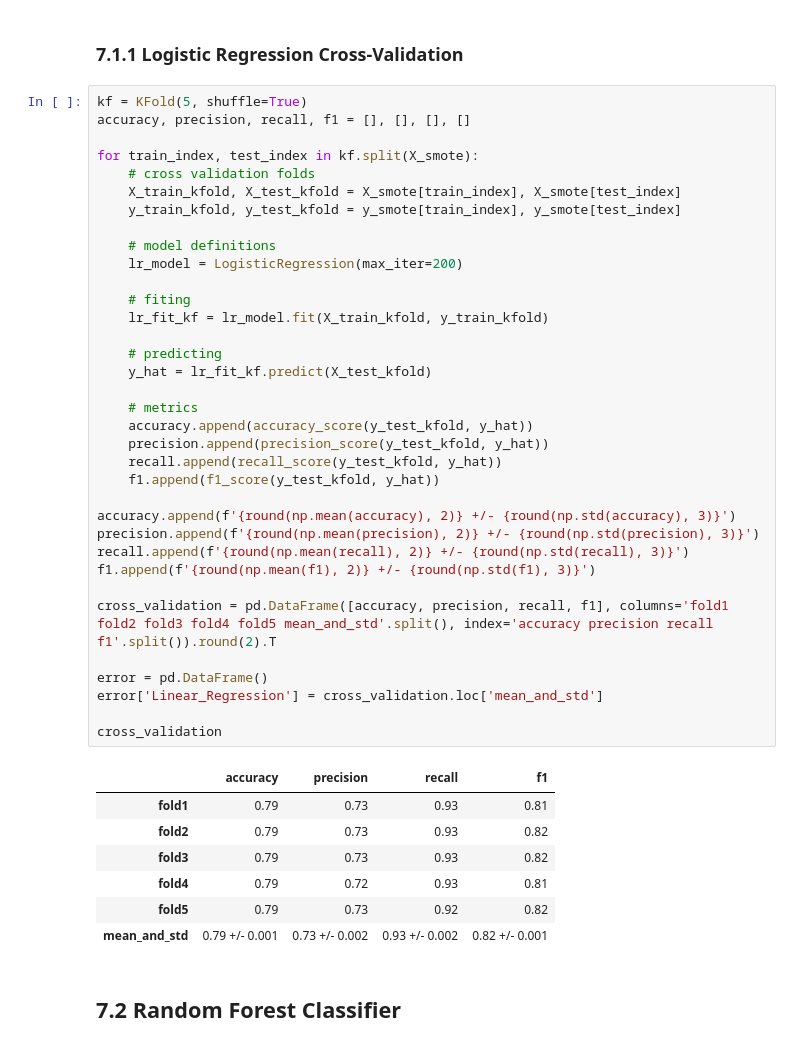
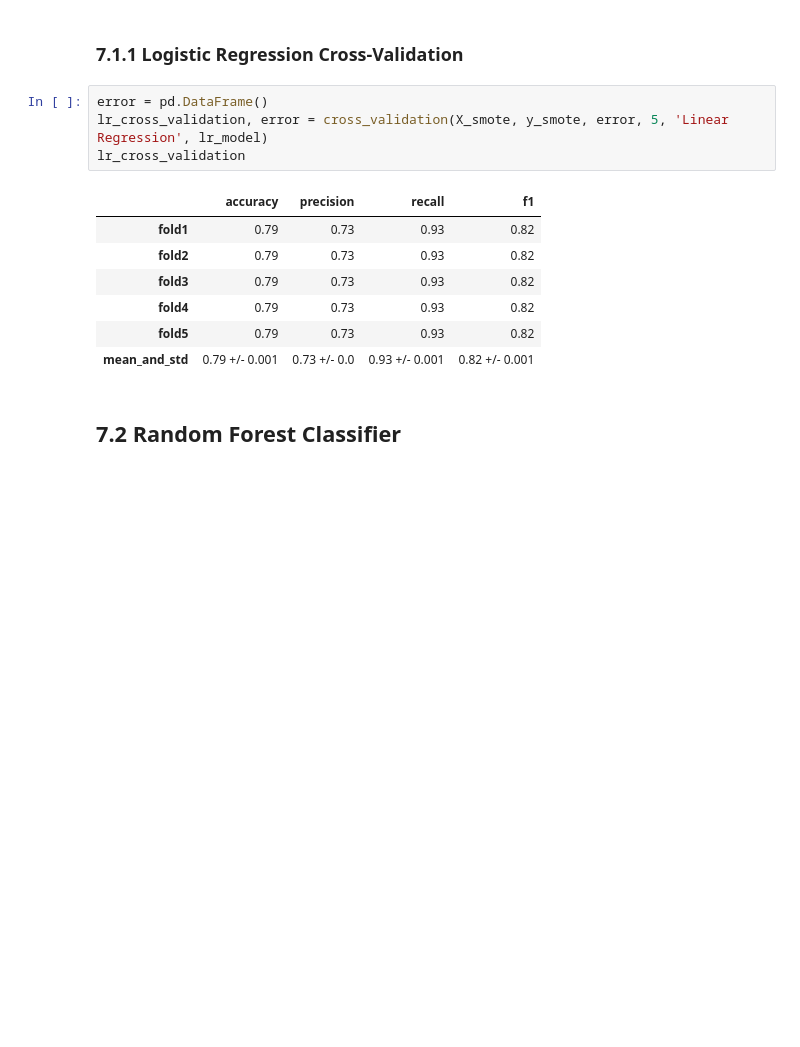
Before and after one commit to Samoelmoura/insurance_sales_predict, a Jupyter notebook: notebooks/1.0.final_project.ipynb, the cells around one changed output. Cells and saved outputs as stored; diff of their text form; blank space fills up the shorter version.

```diff
--- a/notebooks/1.0.final_project.ipynb
+++ b/notebooks/1.0.final_project.ipynb
@@ -991,48 +1038,17 @@ Sem overfiting
 # %% [markdown]
 ### 7.1.1 Logistic Regression Cross-Validation
 # %%
-kf = KFold(5, shuffle=True)
-accuracy, precision, recall, f1 = [], [], [], []
-
-for train_index, test_index in kf.split(X_smote):
-    # cross validation folds
-    X_train_kfold, X_test_kfold = X_smote[train_index], X_smote[test_index]
-    y_train_kfold, y_test_kfold = y_smote[train_index], y_smote[test_index]
-
-    # model definitions
-    lr_model = LogisticRegression(max_iter=200)
-
-    # fiting
-    lr_fit_kf = lr_model.fit(X_train_kfold, y_train_kfold)
-
-    # predicting
-    y_hat = lr_fit_kf.predict(X_test_kfold)
-
-    # metrics
-    accuracy.append(accuracy_score(y_test_kfold, y_hat))
-    precision.append(precision_score(y_test_kfold, y_hat))
-    recall.append(recall_score(y_test_kfold, y_hat))
-    f1.append(f1_score(y_test_kfold, y_hat))
-
-accuracy.append(f'{round(np.mean(accuracy), 2)} +/- {round(np.std(accuracy), 3)}')
-precision.append(f'{round(np.mean(precision), 2)} +/- {round(np.std(precision), 3)}')
-recall.append(f'{round(np.mean(recall), 2)} +/- {round(np.std(recall), 3)}')
-f1.append(f'{round(np.mean(f1), 2)} +/- {round(np.std(f1), 3)}')
-
-cross_validation = pd.DataFrame([accuracy, precision, recall, f1], columns='fold1 fold2 fold3 fold4 fold5 mean_and_std'.split(), index='accuracy precision recall f1'.split()).round(2).T
-
 error = pd.DataFrame()
-error['Linear_Regression'] = cross_validation.loc['mean_and_std']
-
-cross_validation
+lr_cross_validation, error = cross_validation(X_smote, y_smote, error, 5, 'Linear Regression', lr_model)
+lr_cross_validation
 # %% [output]
 |  | accuracy | precision | recall | f1 |
-| fold1 | 0.79 | 0.73 | 0.93 | 0.81 |
+| fold1 | 0.79 | 0.73 | 0.93 | 0.82 |
 | fold2 | 0.79 | 0.73 | 0.93 | 0.82 |
 | fold3 | 0.79 | 0.73 | 0.93 | 0.82 |
-| fold4 | 0.79 | 0.72 | 0.93 | 0.81 |
-| fold5 | 0.79 | 0.73 | 0.92 | 0.82 |
-| mean_and_std | 0.79 +/- 0.001 | 0.73 +/- 0.002 | 0.93 +/- 0.002 | 0.82 +/- 0.001 |
+| fold4 | 0.79 | 0.73 | 0.93 | 0.82 |
+| fold5 | 0.79 | 0.73 | 0.93 | 0.82 |
+| mean_and_std | 0.79 +/- 0.001 | 0.73 +/- 0.0 | 0.93 +/- 0.001 | 0.82 +/- 0.001 |
 # %% [markdown]
 ## 7.2 Random Forest Classifier
 # %%
```
Also changed, not shown: parts of 76 cells of this notebook.
